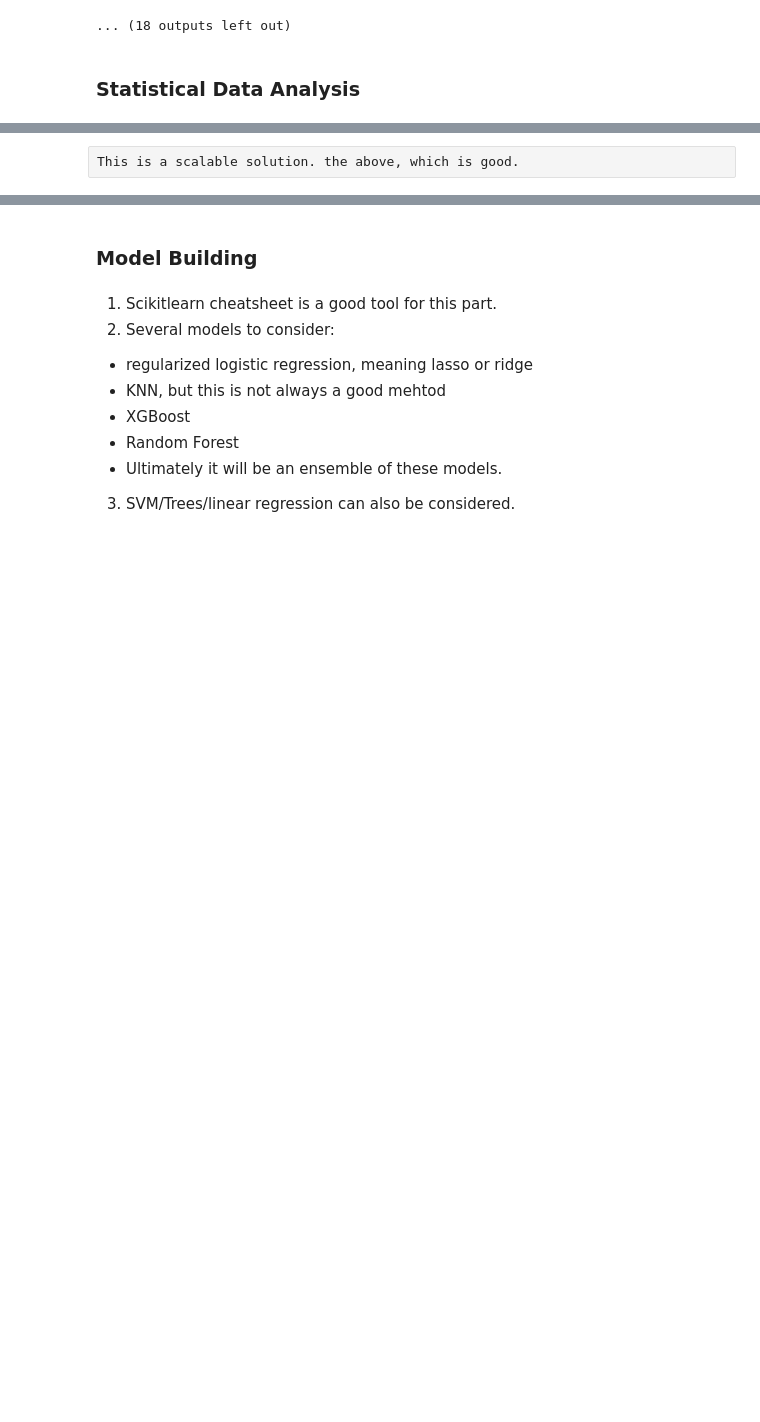
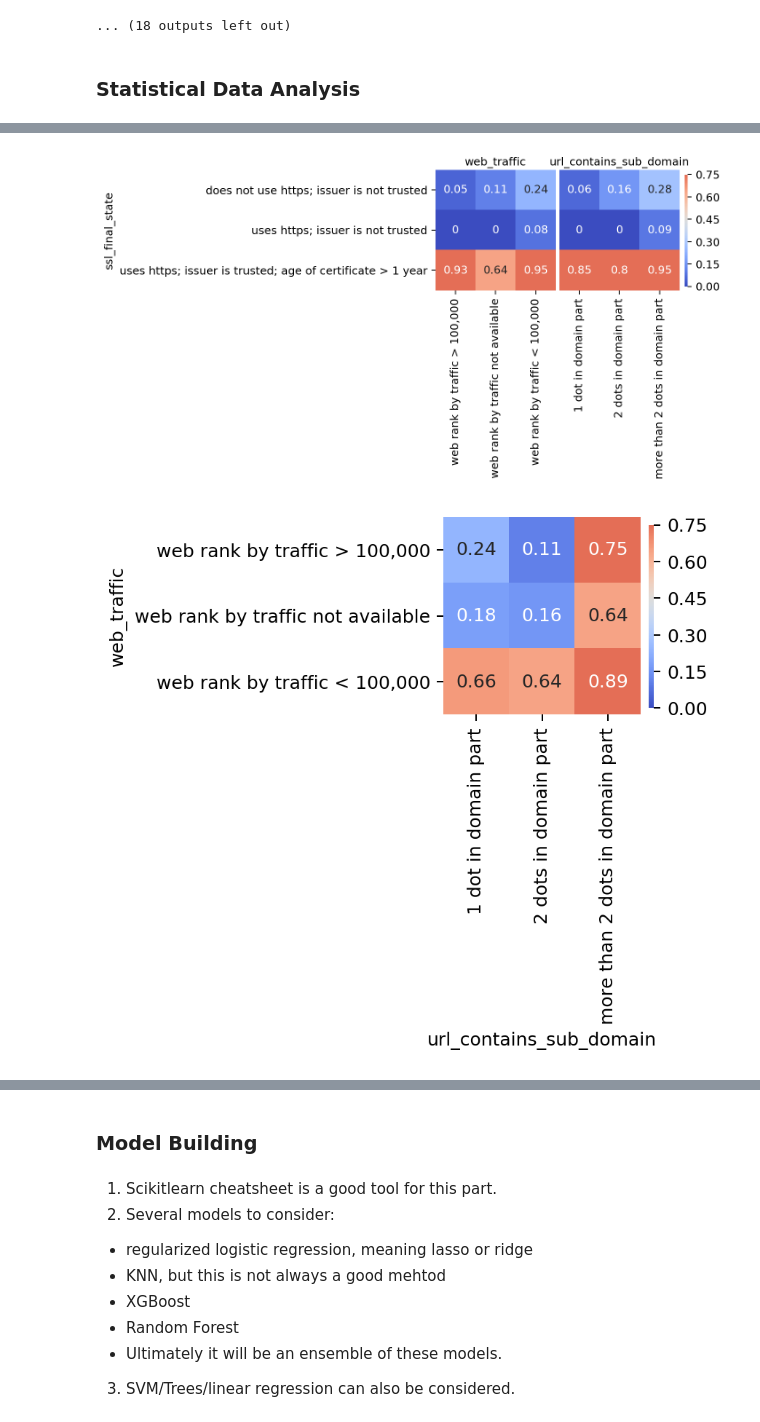
Before and after one commit to monastyrskyy/bootcamp_repo, a Jupyter notebook: Capstone_1_Phishing/Capstone 1.ipynb, the cells around one changed output, grey strips where cells are left out. Saved outputs shown, nothing was run; the diff lists cells and outputs as text; code cells hidden in the pictures; blank space fills up the shorter version.

```diff
--- a/Capstone_1_Phishing/Capstone 1.ipynb
+++ b/Capstone_1_Phishing/Capstone 1.ipynb
@@ -354,2 +329,0 @@ uses_iframe
-# %%
-interesting_columns = ['url_contains_double_slash', 'external_url_favicon', 'standard_ports', 'url_contains_https_token', 'submitting_to_email', 'redirect', 'status_bar_change', 'right_click_disabled', 'popup_window', 'uses_iframe']
@@ -356,23 +363,25 @@ interesting_columns = ['url_contains_double_slash', 'external_url_favicon', 'sta
+# %%
+high_interesting_columns = ['ssl_final_state', 'web_traffic', 'url_contains_sub_domain']
+low_interesting_columns = ['links_pointing_to_page', 'url_of_anchor', 'sfh', 'links_in_tags']
 # %%
 # Creating a hash table of every combination of interesting columns
 # Each key in hash table contains heatmap table of combinations of interesting columns
 
 # custom aggregation function
 def prop(series):
-    return sum(series)/len(series)
+    return round(sum(series)/len(series), 2)
 
+#scalable solution
+def heatmap_dict(heatmap_dict, interesting_columns):
+    heatmap_dict = {}
 
-heatmap_dict = {}
+    for i in range(len(interesting_columns)):
+        for j in range(i+1, len(interesting_columns)):
+            working_df = data[[interesting_columns[i], interesting_columns[j], 'result']].\
+                         groupby([interesting_columns[i], interesting_columns[j]]).agg(prop).unstack(interesting_columns[j])
 
-for i in range(len(interesting_columns)):
-    for j in range(i+1, len(interesting_columns)):
-        working_df = data[[interesting_columns[i], interesting_columns[j], 'result']].\
-                     groupby([interesting_columns[i], interesting_columns[j]]).agg(prop).unstack(interesting_columns[j])
+            working_df.columns = working_df.columns.droplevel() # remove 'result' from columns multindex
 
-        working_df.columns = working_df.columns.droplevel() # remove 'result' from columns multindex
+            heatmap_dict[interesting_columns[i], interesting_columns[j]] = working_df
 
-        heatmap_dict[interesting_columns[i], interesting_columns[j]] = working_df
-
-
-
-heatmap_dict
+    return heatmap_dict
@@ -404,0 +410,4 @@ heatmap_dict[('url_contains_double_slash',
+# %%
+high_heatmap_dict = {}
+high_heatmap_dict = heatmap_dict(high_heatmap_dict, high_interesting_columns)
+high_heatmap_dict
@@ -443,2 +462,5 @@ for i in range(len(interesting_columns)-1):    #number of rows of entire heatmap
-# %% [raw]
-This is a scalable solution. the above, which is good.
+# %%
+prop_phish_heatmap(high_heatmap_dict, high_interesting_columns)
+# %% [output]
+[figure, added]
+[figure, added]
```
Also changed, not shown: parts of 11 cells of this notebook, 2 other files.
